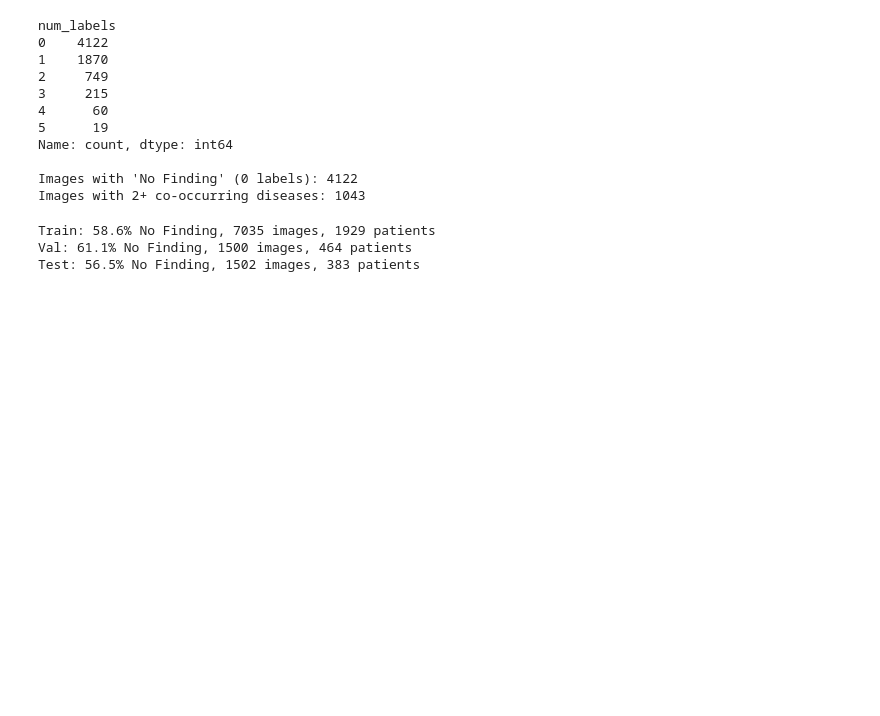
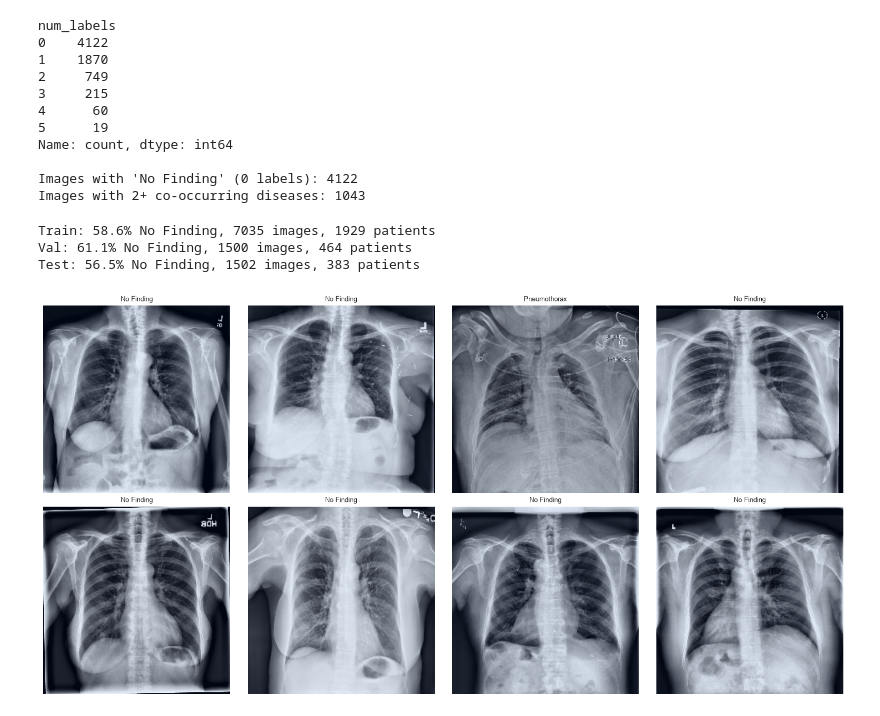
Before and after one commit to dattri267/Medical-report-demystifier, a Jupyter notebook: notebooks/01_eda.ipynb, the cells around one changed output. Cells and saved outputs as stored; diff of their text form; code cells hidden in the pictures; blank space fills up the shorter version.

Commit message:
Phase 4: tf.data pipeline with CLAHE, resizing, normalization, augmentation - verified with sample batch preview

```diff
--- a/notebooks/01_eda.ipynb
+++ b/notebooks/01_eda.ipynb
@@ -150,3 +150,28 @@ Test: 56.5% No Finding, 1502 images, 383 patients
   (not single-label) classification is the right approach.
 - **Split consistency**: No Finding rate stays within 56-61% across all three
   splits — no red flags suggesting a skewed split.
+# %%
+import sys
+sys.path.append("..")
+from vision.preprocessing import build_dataset
+import matplotlib.pyplot as plt
+
+train_ds = build_dataset("../data/splits/train.csv", training=True)
+
+fig, axes = plt.subplots(2, 4, figsize=(16, 8))
+for images, labels in train_ds.take(1):
+    for i in range(8):
+        ax = axes[i // 4, i % 4]
+        # Un-normalize just for display purposes (rough approximation)
+        img_display = images[i].numpy()
+        img_display = (img_display - img_display.min()) / (img_display.max() - img_display.min())
+        ax.imshow(img_display)
+        active_labels = [LABELS[j] for j in range(14) if labels[i][j] == 1]
+        title = ", ".join(active_labels) if active_labels else "No Finding"
+        ax.set_title(title, fontsize=9)
+        ax.axis("off")
+plt.tight_layout()
+plt.savefig("../outputs/figures/sample_batch_preview.png", dpi=150)
+plt.show()
+# %% [output]
+[figure, added]
```
Also changed, not shown: parts of 2 cells of this notebook, 3 other files.
